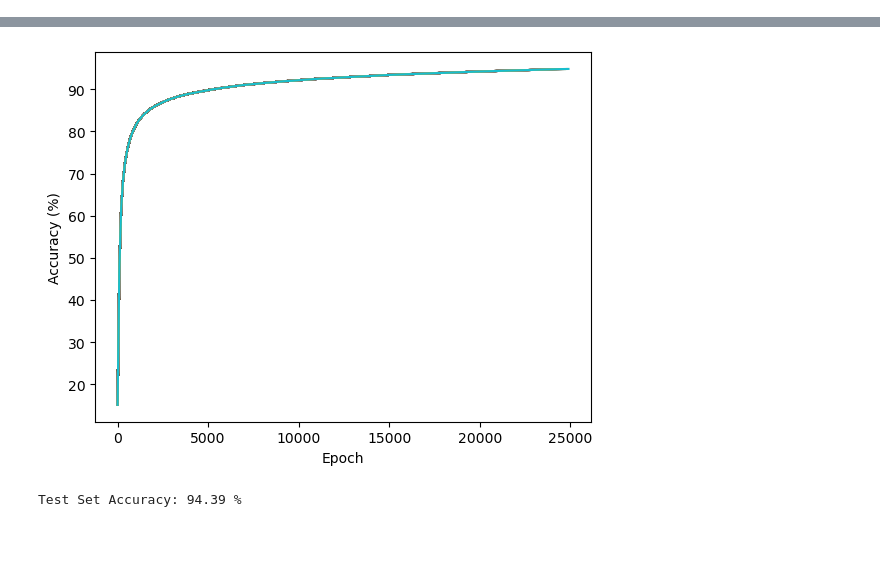
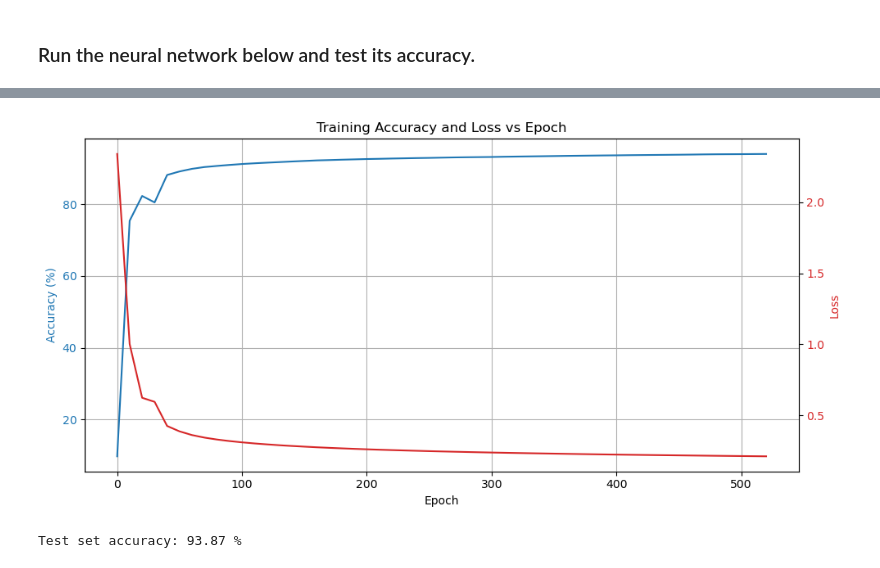
Before and after one commit to jakedixon18/Python-numpy-ML-Neural-Network-From-Scratch, a Jupyter notebook: MNIST_ML_Solver.ipynb, the cells around one changed output, grey strips where cells are left out. Cells and saved outputs as stored; diff of their text form; code cells hidden in the pictures; blank space fills up the shorter version.

Commit message:
Version 2. Added second hidden layer. alpha optimizer. user options to train via time-based learning or epoch-based learning.

```diff
--- a/MNIST_ML_Solver.ipynb
+++ b/MNIST_ML_Solver.ipynb
@@ -59,2 +65,8 @@ def one_hot_encoder(Y):
     return one_hot_Y
+# %%
+def cross_entropy_loss(y_hat, y_true):
+    epsilon = 1e-12
+    y_hat = np.clip(y_hat, epsilon, 1. - epsilon)
+    loss = -np.sum(y_true * np.log(y_hat)) / y_true.shape[1]
+    return loss
 # %%
@@ -70,13 +92,15 @@ def back_propagation(Zh, Hidden, Zo, Out, Wh, Wo, X, Y):
 # %%
-def update_parameters(Wh, Bh, Wo, Bo, dWh, dBh, dWo, dBo, alpha):
-    Wh = Wh - alpha * dWh
-    Bh = Bh - alpha * dBh
-    Wo = Wo - alpha * dWo
-    Bo = Bo - alpha * dBo
-    return Wh, Bh, Wo, Bo
+def update_parameters(w1, b1, w2, b2, wo, bo, dw1, db1, dw2, db2, dwo, dbo, alpha):
+    w1 = w1 - alpha * dw1
+    b1 = b1 - alpha * db1
+    w2 = w2 - alpha * dw2
+    b2 = b2 - alpha * db2
+    wo = wo - alpha * dwo
+    bo = bo - alpha * dbo
+    return w1, b1, w2, b2, wo, bo
 # %%
-def get_predictions(Out):
-    return np.argmax(Out, 0)
+def get_predictions(y_hat):
+    return np.argmax(y_hat, 0)
 
 def get_accuracy(predictions, Y):
     return np.sum(predictions == Y) / Y.size
@@ -102,8 +223,15 @@ def gradient_descent_optimization(X, Y, alpha, epochs):
 # %%
-def make_predictions(X, Wh, Bh, Wo, Bo):
-    _, _, _, Out = forward_propagation(Wh, Bh, Wo, Bo, X)
-    predictions = get_predictions(Out)
+def make_predictions(X, w1, b1, w2, b2, wo, bo):
+    _, _, _, _, _, y_hat = forward_propagation(w1, b1, w2, b2, wo, bo, X)
+    predictions = get_predictions(y_hat)
     return predictions
+# %% [markdown]
+### Run the neural network below and test its accuracy.
 # %%
-Wh, Bh, Wo, Bo = gradient_descent_optimization(train_X, train_Y, 0.01, 25000)
+# Run gradient decent learning
+w1, b1, w2, b2, wo, bo, _ = gradient_descent_optimization(train_X, train_Y, 0.25, epochs=None)
+
+# Get the accuracy of the model compared to an un-seen test set
+accuracy = get_accuracy(make_predictions(test_X, w1, b1, w2, b2, wo, bo), test_Y) * 100
+print(f"Test set accuracy: {accuracy:.2f} %")
 # %% [output]
@@ -127,7 +255,2 @@ Epoch: 24900 -> Accuracy: 94.83 %
-[figure, old version]
+[figure, new version]
+Test set accuracy: 93.87 %
-# %%
-Model_Test = make_predictions(test_X, Wh, Bh, Wo, Bo)
-Acc = get_accuracy(Model_Test, test_Y)*100
-print(f"Test Set Accuracy: {Acc:.2f} %")
-# %% [output]
-Test Set Accuracy: 94.39 %
```
Also changed, not shown: parts of 14 cells of this notebook.
